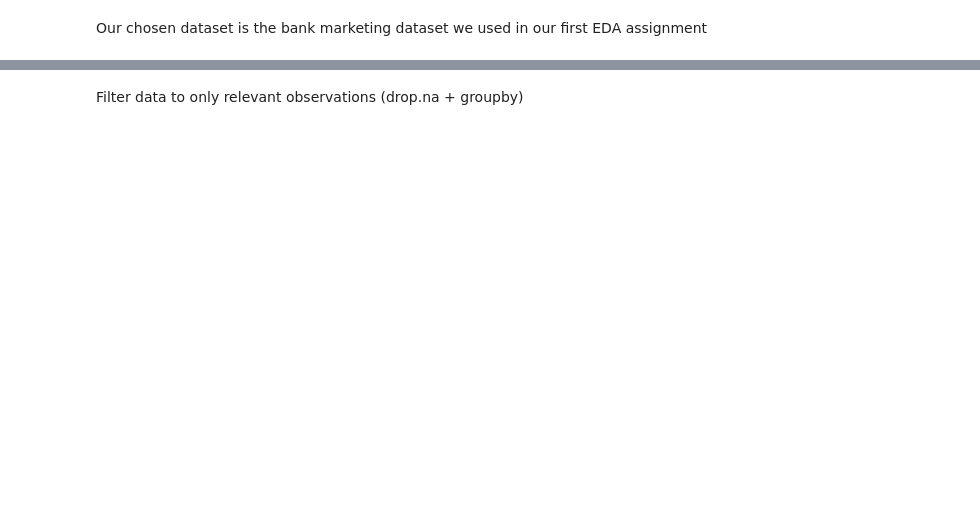
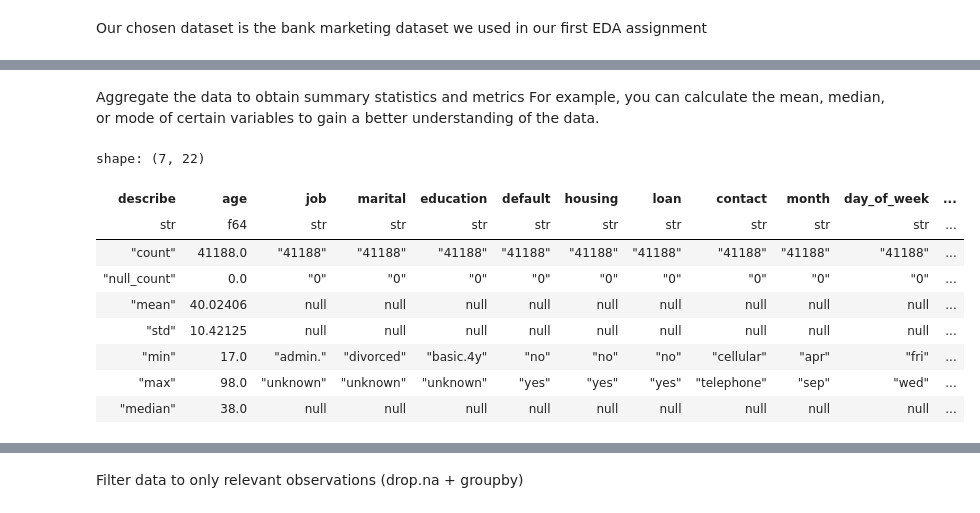
Before and after one commit to YasmineSarraj/MLOPS-assignments, a Jupyter notebook: Assignment_2/Polar.ipynb, the cells around one changed output, grey strips where cells are left out. Saved outputs shown, nothing was run; the diff lists cells and outputs as text; code cells hidden in the pictures; blank space fills up the shorter version.

```diff
--- a/Assignment_2/Polar.ipynb
+++ b/Assignment_2/Polar.ipynb
@@ -25,0 +90,16 @@ Basics EDA: Shape, data types and missing values
+# %% [markdown]
+Aggregate the data to obtain summary statistics and metrics
+ For example, you can calculate the mean, median, or mode of certain variables to gain a better understanding of the data.
+# %%
+bank_data.describe()
+# %% [output]
+shape: (7, 22)
+| describe | age | job | marital | education | default | housing | loan | contact | month | day_of_week | ... |
+| str | f64 | str | str | str | str | str | str | str | str | str | ... |
+| "count" | 41188.0 | "41188" | "41188" | "41188" | "41188" | "41188" | "41188" | "41188" | "41188" | "41188" | ... |
+| "null_count" | 0.0 | "0" | "0" | "0" | "0" | "0" | "0" | "0" | "0" | "0" | ... |
+| "mean" | 40.02406 | null | null | null | null | null | null | null | null | null | ... |
+| "std" | 10.42125 | null | null | null | null | null | null | null | null | null | ... |
+| "min" | 17.0 | "admin." | "divorced" | "basic.4y" | "no" | "no" | "no" | "cellular" | "apr" | "fri" | ... |
+| "max" | 98.0 | "unknown" | "unknown" | "unknown" | "yes" | "yes" | "yes" | "telephone" | "sep" | "wed" | ... |
+| "median" | 38.0 | null | null | null | null | null | null | null | null | null | ... |
```
Also changed, not shown: parts of 18 cells of this notebook, 41 other files.
